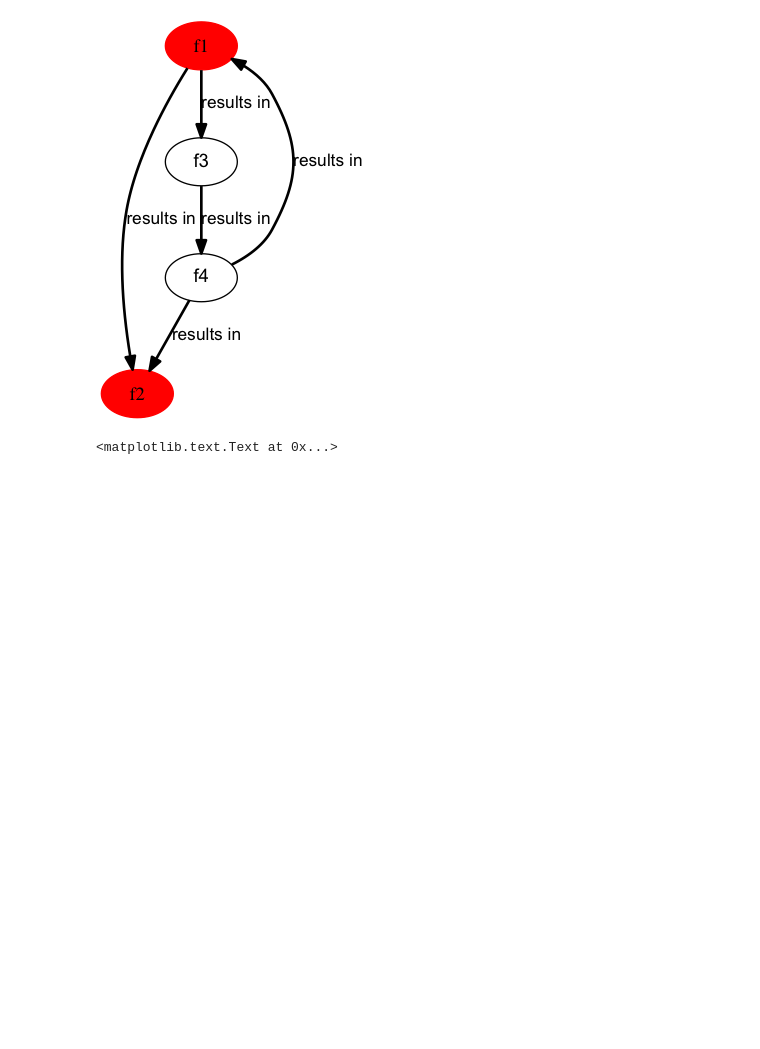
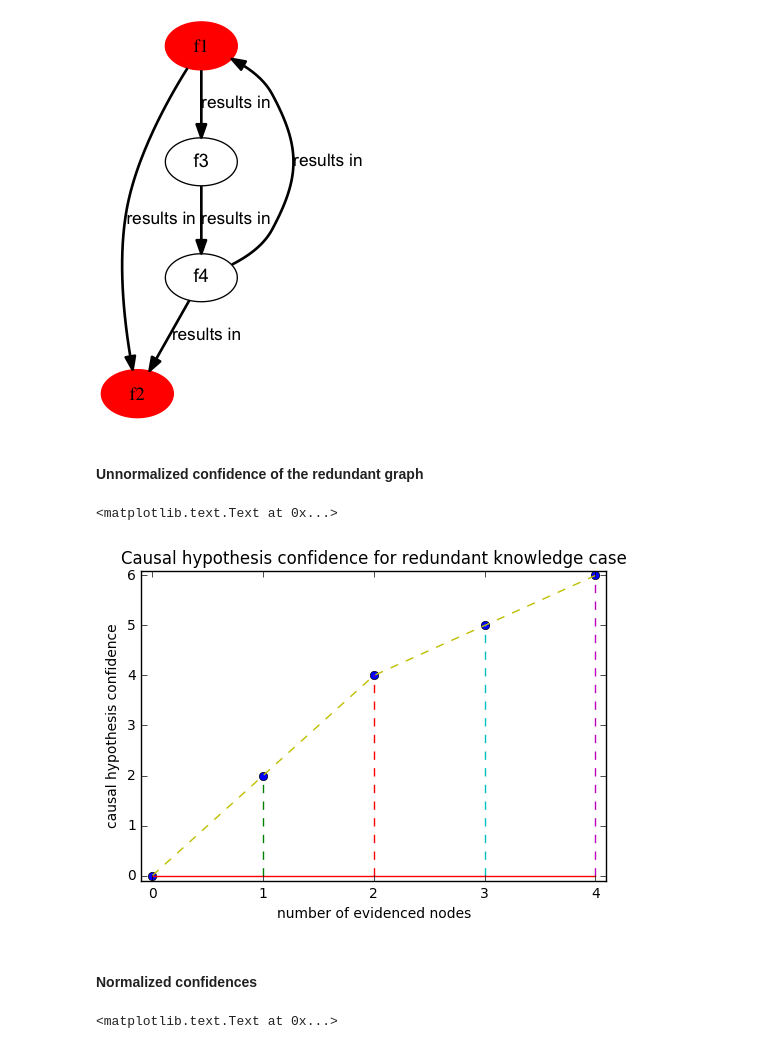
Before and after one commit to plumdeq/hypothtest, a Jupyter notebook: notebooks/example-confidence.ipynb, the cells around one changed output. Cells and saved outputs as stored; diff of their text form; code cells hidden in the pictures; blank space fills up the shorter version.

```diff
--- a/notebooks/example-confidence.ipynb
+++ b/notebooks/example-confidence.ipynb
@@ -248,6 +275,28 @@ with open(redundant_dot, 'w') as f:
 Image(redundant_png)
 # %% [output]
 [figure]
+# %% [markdown]
+#### Unnormalized confidence of the redundant graph
+# %%
+redundant_confidences_unnorm = confidences.confidence_spectrum(redundant_hypothgraph, source, target)
+# %%
+redundant_fig_unnorm = plt.figure('6')
+x = range(len(redundant_confidences_unnorm))
+y = redundant_confidences_unnorm
+plt.subplot('111')
+plt.xlim(min(x)-0.1, max(x)+0.1)
+plt.ylim(min(y)-0.1, max(y)+0.1)
+plt.stem(x, y, '--')
+plt.plot(x, y, '--')
+plt.xlabel('number of evidenced nodes')
+plt.ylabel('causal hypothesis confidence')
+plt.legend(loc='upper left')
+plt.title('Causal hypothesis confidence for redundant knowledge case')
+# %% [output]
+<matplotlib.text.Text at 0x...>
+[figure, added]
+# %% [markdown]
+#### Normalized confidences
 # %%
 redundant_confidences = confidences.confidence_spectrum(redundant_hypothgraph, source, target, normalized=True)
 # %%
```
Also changed, not shown: parts of 14 cells of this notebook, 3 other files.
